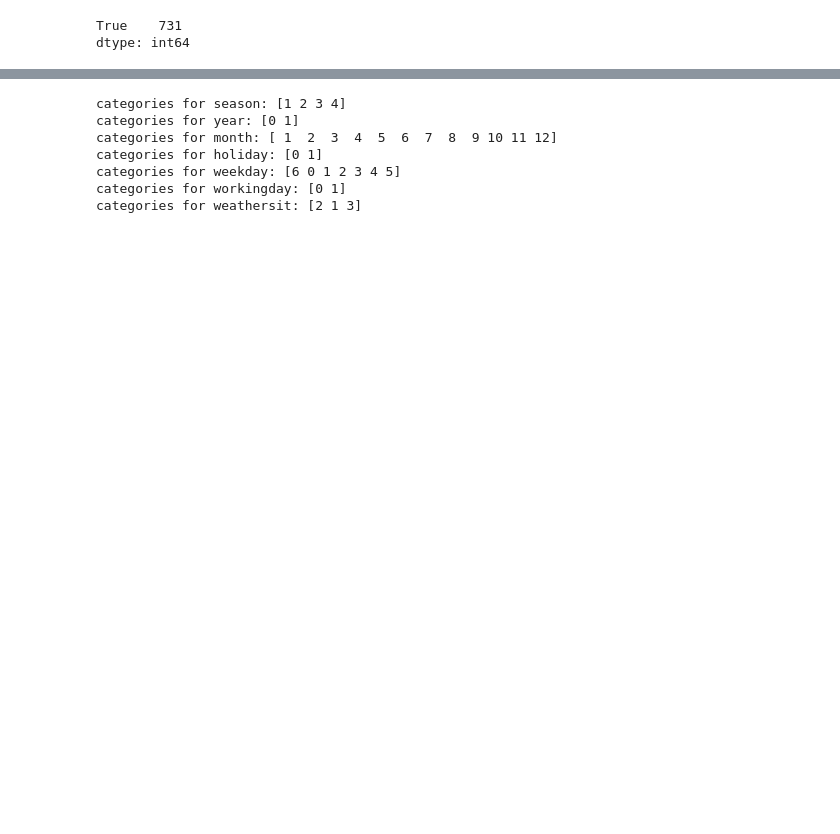
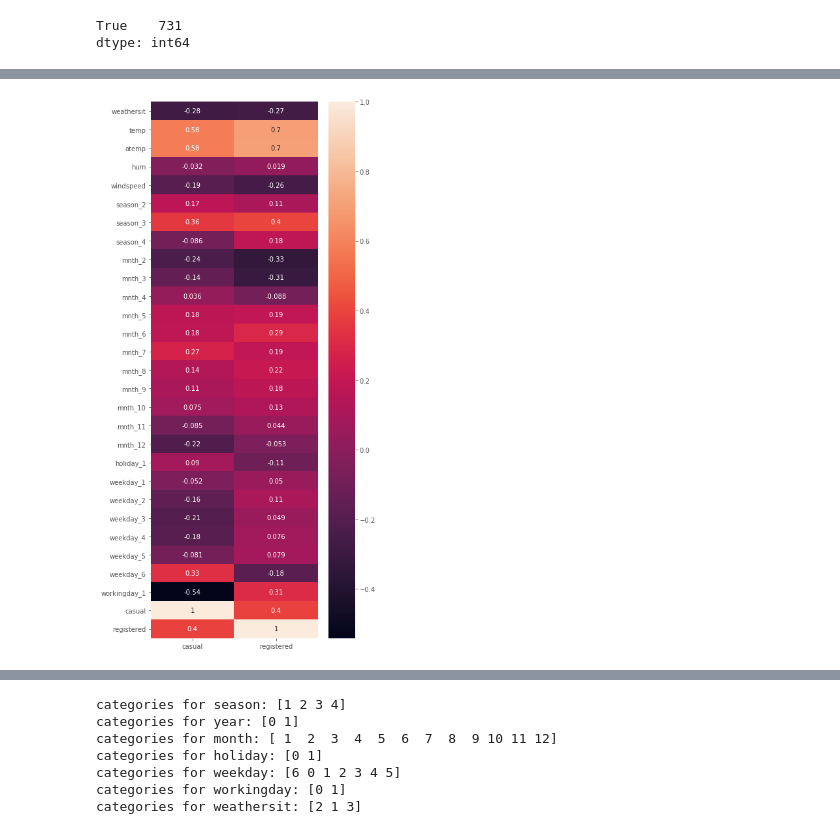
Before and after one commit to akshayDev17/Machine-Learning-Concepts, a Jupyter notebook: src/interpret-ml-models/bike_rental.ipynb, the cells around one changed output, grey strips where cells are left out. Drawn from its saved outputs; the diff is of its cells as text; code cells hidden in the pictures; blank space fills up the shorter version.

Commit message:
bifurcated the problem into yearwise handling, wrote some inferences on the correlation plots

```diff
--- a/src/interpret-ml-models/bike_rental.ipynb
+++ b/src/interpret-ml-models/bike_rental.ipynb
@@ -95,0 +151,29 @@ Hence, we now have 2 problems, instead of 1.
+# %%
+categorical_features = [
+    'season',
+    'mnth',
+    'holiday',
+    'weekday',
+    'workingday'
+]
+
+# notice categorical_features excludes weathersit.
+
+for feature in categorical_features:
+    treatment_mat = pd.get_dummies(data_2011[feature], drop_first=True)
+    current_categories = treatment_mat.columns
+    treatment_mat.columns = ['{}_{}'.format(feature, i) for i in current_categories]
+    data_2011.drop([feature], axis=1, inplace=True)
+    data_2011 = pd.concat([data_2011, treatment_mat], axis=1)
+
+print("after one-hot encoding all categorical features...")
+display(data_2011.head())
+
+# label encode the weathersit feature
+
+from sklearn.preprocessing import LabelEncoder
+le = LabelEncoder()
+data_2011['weathersit'] = le.fit_transform(data_2011['weathersit'])
+
+print("after label encoding the weathersit feature....")
+display(data_2011.head())
@@ -95,0 +203,8 @@ Hence, we now have 2 problems, instead of 1.
+# %%
+from sklearn.preprocessing import MinMaxScaler
+mm = MinMaxScaler()
+
+numerical_features = [i for i in data_2011.columns if i not in ['cnt', 'registered', 'casual']]
+numerical_data_2011 = pd.DataFrame(mm.fit_transform(data_2011.loc[:, numerical_features]), columns=numerical_features)
+
+display(numerical_data_2011.head())
@@ -95,0 +226,10 @@ Hence, we now have 2 problems, instead of 1.
+# %%
+combined_data = pd.concat([numerical_data_2011, data_2011[['casual', 'registered']]], axis=1)
+corr = combined_data.corr()
+
+
+plt.figure(figsize=(6, 12))
+sns.heatmap(corr.loc[:, ['casual', 'registered']], annot=True)
+plt.tight_layout()
+# %% [output]
+[figure, added]
```
Also changed, not shown: parts of 74 cells of this notebook.
